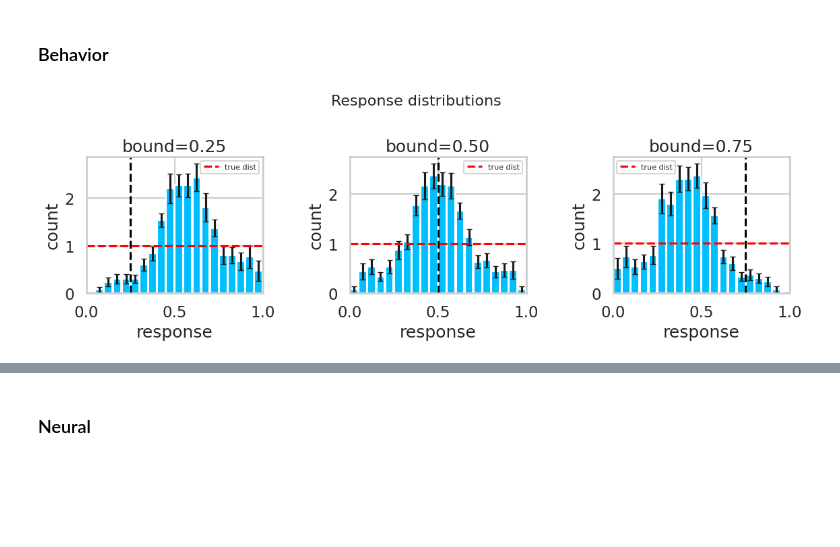
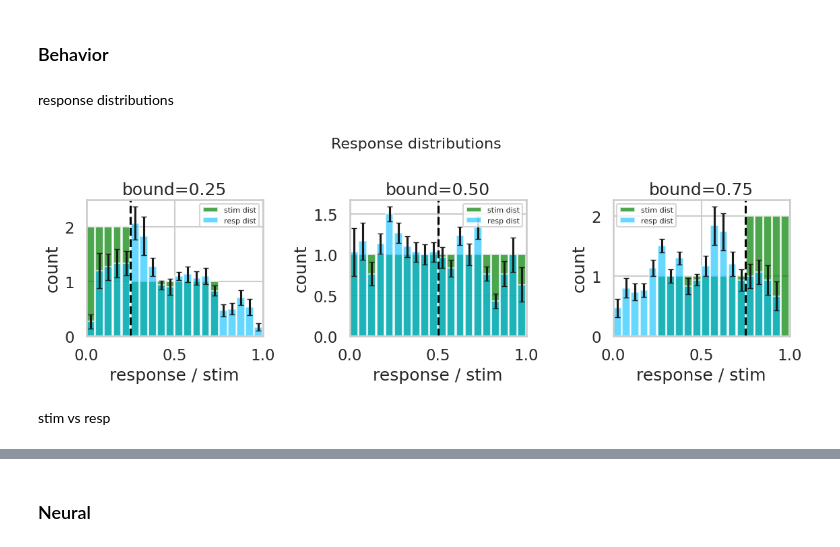
Before and after one commit to siyer7/asymmetry_design, a Jupyter notebook: code/python/NN.ipynb, the cells around one changed output, grey strips where cells are left out. Saved outputs shown, nothing was run; the diff lists cells and outputs as text; code cells hidden in the pictures; blank space fills up the shorter version.

```diff
--- a/code/python/NN.ipynb
+++ b/code/python/NN.ipynb
@@ -174,7 +225,7 @@ class BoundaryNet(nn.Module):
 
 
 # ── Training / evaluation epoch ───────────────────────────────────────────────
-def run_epoch(model, loader, optimizer=None, pos_weight=None):
+def run_epoch(model, loader, optimizer=None):
     """
     Run one full pass over *loader*.
     Pass optimizer=None for evaluation (no gradient updates).
@@ -201,17 +252,10 @@ def run_epoch(model, loader, optimizer=None, pos_weight=None):
         for X, y_class_b, y_stim_b, y_bound_b, y_tail_b in loader:
             pred = model(X)                              # [batch, 1] — sigmoid output
 
-            # ── Loss 1: Weighted binary cross-entropy (primary objective) ──────
-            # Up-weight positive (class=1) examples to correct for class imbalance.
-            # If no pos_weight provided, fall back to standard unweighted BCE.
-            if pos_weight is not None:
-                # Assign pos_weight to positive examples, 1.0 to negatives.
-                wt = torch.where(y_class_b == 1,
-                                 pos_weight.expand_as(y_class_b),
-                                 torch.ones_like(y_class_b))
-                class_loss = F.binary_cross_entropy(pred, y_class_b, weight=wt) * class_wt
-            else:
-                class_loss = F.binary_cross_entropy(pred, y_class_b) * class_wt
+            # ── Loss 1: Binary cross-entropy (primary objective) ───────────────
+            # Classes are balanced 10/10 per boundary by construction (compressed
+            # side is oversampled via duplication), so no pos_weight is needed.
+            class_loss = F.binary_cross_entropy(pred, y_class_b) * class_wt
 
             # ── Loss 2: MSE towards raw stimulus value ─────────────────────────
             mse_loss  = F.mse_loss(pred, y_stim_b)  * stim_wt
@@ -264,7 +308,7 @@ def run_epoch(model, loader, optimizer=None, pos_weight=None):
 
 
 # ── Full-dataset inference with hidden activations ────────────────────────────
-def evaluate_model_on_df(model, df, pos_weight=None):
+def evaluate_model_on_df(model, df):
     """
     Run inference on every row of *df* in one shot (no shuffling).
 
@@ -293,7 +337,7 @@ def evaluate_model_on_df(model, df, pos_weight=None):
     # that covers the entire dataset, ensuring metrics are consistent with training.
     ds      = TensorDataset(X, y_class, y_stim, y_bound, y_tail)
     loader  = DataLoader(ds, batch_size=len(df), shuffle=False)
-    metrics = run_epoch(model, loader, optimizer=None, pos_weight=pos_weight)
+    metrics = run_epoch(model, loader, optimizer=None)
 
     return pred_df, hidden, metrics
 
@@ -333,10 +377,10 @@ for net_idx in range(n_nets):
 
     for epoch in range(max_epochs):
         # --- Training pass: gradients are computed and weights are updated. ---
-        train_stats = run_epoch(model, train_loader, optimizer=optimizer, pos_weight=pos_weight)
+        train_stats = run_epoch(model, train_loader, optimizer=optimizer)
 
         # --- Evaluation pass: no gradient updates, held-out test set only. ---
-        test_stats = run_epoch(model, test_loader, optimizer=None, pos_weight=pos_weight)
+        test_stats = run_epoch(model, test_loader, optimizer=None)
 
         # Store both train and test stats for this epoch with prefixed keys.
         row = {
@@ -360,8 +404,8 @@ for net_idx in range(n_nets):
 
     # Final inference on every trial (including training trials) to get
     # a complete picture of the learned response function and hidden activations.
-    full_pred_df, hidden_full, full_metrics = evaluate_model_on_df(model, trials_df, pos_weight=pos_weight)
-    test_pred_df, hidden_test, test_metrics = evaluate_model_on_df(model, test_df, pos_weight=pos_weight)
+    full_pred_df, hidden_full, full_metrics = evaluate_model_on_df(model, trials_df)
+    test_pred_df, hidden_test, test_metrics = evaluate_model_on_df(model, test_df)
 
     # Bundle everything for this network into a single dict so it can be accessed
     # uniformly when aggregating results across the ensemble.
@@ -492,5 +536,7 @@ Std  test accuracy: 0.04860769008213957
 # %% [markdown]
 ### Behavior
+# %% [markdown]
+response distributions
 # %%
 # collect all network predictions on full 60-trial grid
 beh_df = pd.concat(
@@ -500,37 +546,46 @@ beh_df = pd.concat(
 
 # shared config
 b_colors = {0.25: 'orangered', 0.50: 'gray', 0.75: 'dodgerblue'}
 n_bins = 20
 
 # ── Plot 1: Response histogram (1×3, per boundary) ───────────────────────────
 fig, axs = plt.subplots(1, 3, figsize=(12, 4))
 axs, ax = axs.flatten(), 0
 
 for bound in boundaries:
     cond_df = beh_df[beh_df['boundary'] == bound]
 
     resp_cts = []
     for _, net_df in cond_df.groupby('net_idx'):
         counts, _ = np.histogram(net_df['resp'], bins=n_bins, range=(0, 1))
         resp_cts.append(counts)
     resp_cts = np.array(resp_cts)
 
     mean_cts = resp_cts.mean(axis=0)
     sem_cts  = resp_cts.std(axis=0) / np.sqrt(resp_cts.shape[0])
     bin_centers = np.linspace(0, 1, n_bins, endpoint=False) + 0.5 / n_bins
 
-    axs[ax].bar(bin_centers, mean_cts, width=1/n_bins * 0.9, color='deepskyblue', yerr=sem_cts, capsize=3)
+    # true stimulus distribution for this boundary
+    stim_vals = trials_df[trials_df['boundary'] == bound]['stim'].values
+    stim_cts, _ = np.histogram(stim_vals, bins=n_bins, range=(0, 1))
+
+    # overlay: stim dist in muted color behind, response dist in front
+    axs[ax].bar(bin_centers, stim_cts, width=1/n_bins * 0.9,
+                color='green', edgecolor='white', alpha=0.7, label='stim dist')
+    axs[ax].bar(bin_centers, mean_cts, width=1/n_bins * 0.9,
+                color='deepskyblue', alpha=0.6, yerr=sem_cts, capsize=3, label='resp dist')
     axs[ax].axvline(bound, color='black', linestyle='--')
-    axs[ax].axhline(n_stim / n_bins, color='red', linestyle='--', label='true dist')
-    axs[ax].set(xlabel='response', ylabel='count', title=f'bound={bound:.2f}', xlim=(0, 1))
+    axs[ax].set(xlabel='response / stim', ylabel='count', title=f'bound={bound:.2f}', xlim=(0, 1))
     axs[ax].legend(fontsize=8)
     ax += 1
 
 plt.suptitle('Response distributions', fontsize=16)
 plt.tight_layout()
 plt.show()
 # %% [output]
-[figure, old version]
+[figure, new version]
+# %% [markdown]
+stim vs resp
 # %%
 # ── Plot 2: Raw stim vs resp ──────────────────────────────────────────────────
 fig, ax = plt.subplots(1, 1, figsize=(4, 4))
```
Also changed, not shown: parts of 14 cells of this notebook.
